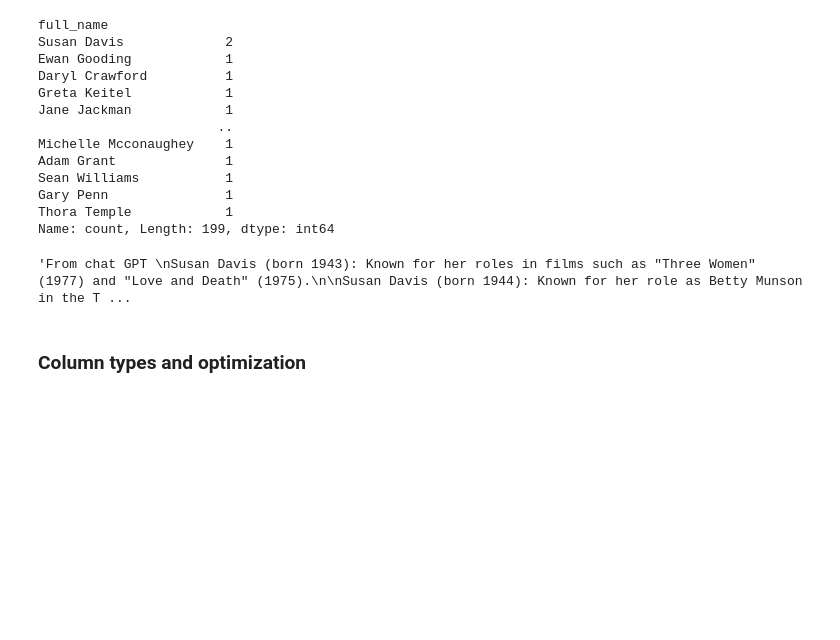
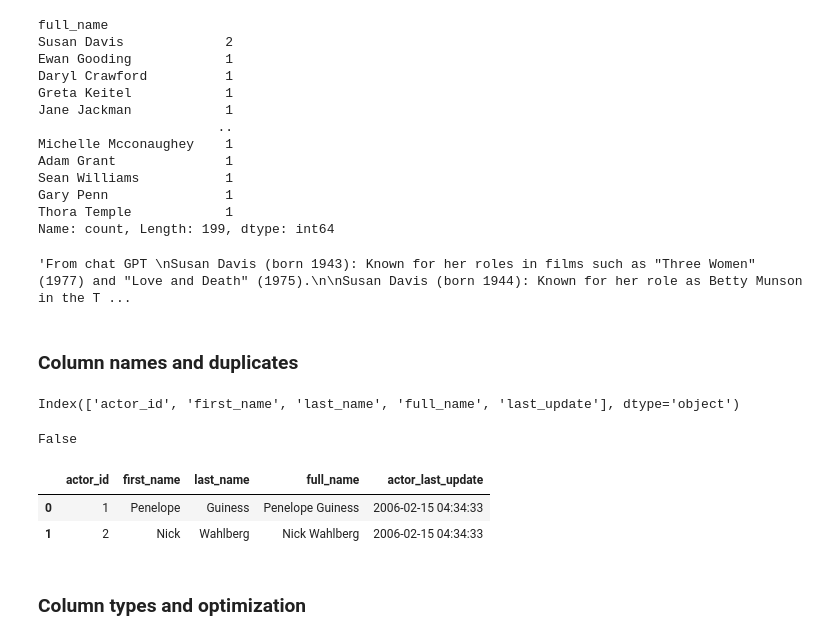
Before and after one commit to cristianecarneiro/sql-data-base-building, a Jupyter notebook: notebooks/cleaning_actors.ipynb, the cells around one changed output. Drawn from its saved outputs; the diff is of its cells as text; code cells hidden in the pictures; blank space fills up the shorter version.

```diff
--- a/notebooks/cleaning_actors.ipynb
+++ b/notebooks/cleaning_actors.ipynb
@@ -277,6 +277,30 @@ Susan Davis (born 1943): Known for her roles in films such as "Three Women" (197
 Susan Davis (born 1944): Known for her role as Betty Munson in the TV series "The Mary Tyler Moore Show" (1970-1977) and its spin-off "Lou Grant" (1977-1982).'''
 # %% [output]
 'From chat GPT \nSusan Davis (born 1943): Known for her roles in films such as "Three Women" (1977) and "Love and Death" (1975).\n\nSusan Davis (born 1944): Known for her role as Betty Munson in the T ...
+# %% [markdown]
+### Column names and duplicates
+# %%
+actors.columns
+# %% [output]
+Index(['actor_id', 'first_name', 'last_name', 'full_name', 'last_update'], dtype='object')
+# %%
+#renaming last_update to distinguish from other tables
+
+newcolumns = ['actor_id', 'first_name', 'last_name', 'full_name', 'actor_last_update']
+# %%
+actors.columns = newcolumns
+# %%
+#checking for duplicates
+
+actors.duplicated().any() #there are no duplicates
+# %% [output]
+False
+# %%
+actors.head(2)
+# %% [output]
+|  | actor_id | first_name | last_name | full_name | actor_last_update |
+| 0 | 1 | Penelope | Guiness | Penelope Guiness | 2006-02-15 04:34:33 |
+| 1 | 2 | Nick | Wahlberg | Nick Wahlberg | 2006-02-15 04:34:33 |
 # %% [markdown]
 ### Column types and optimization
 # %% [markdown]
```
Also changed, not shown: parts of 3 cells of this notebook, 6 other files.
